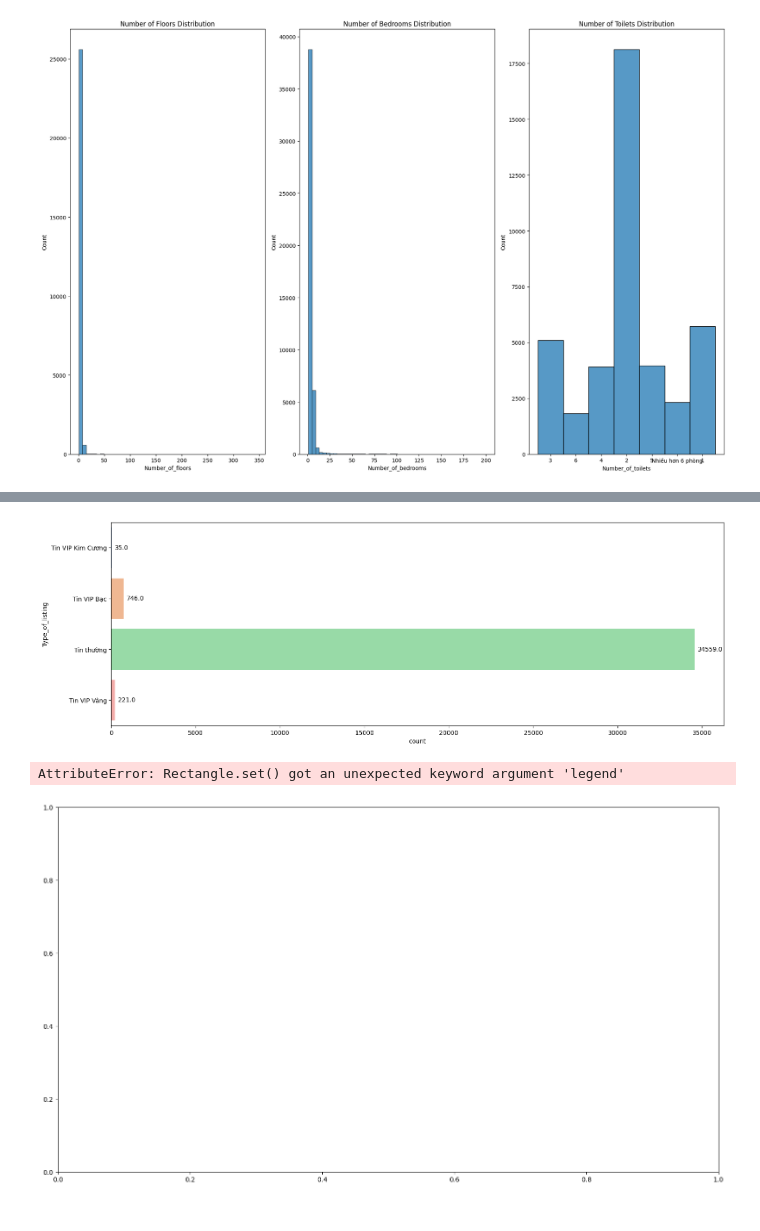
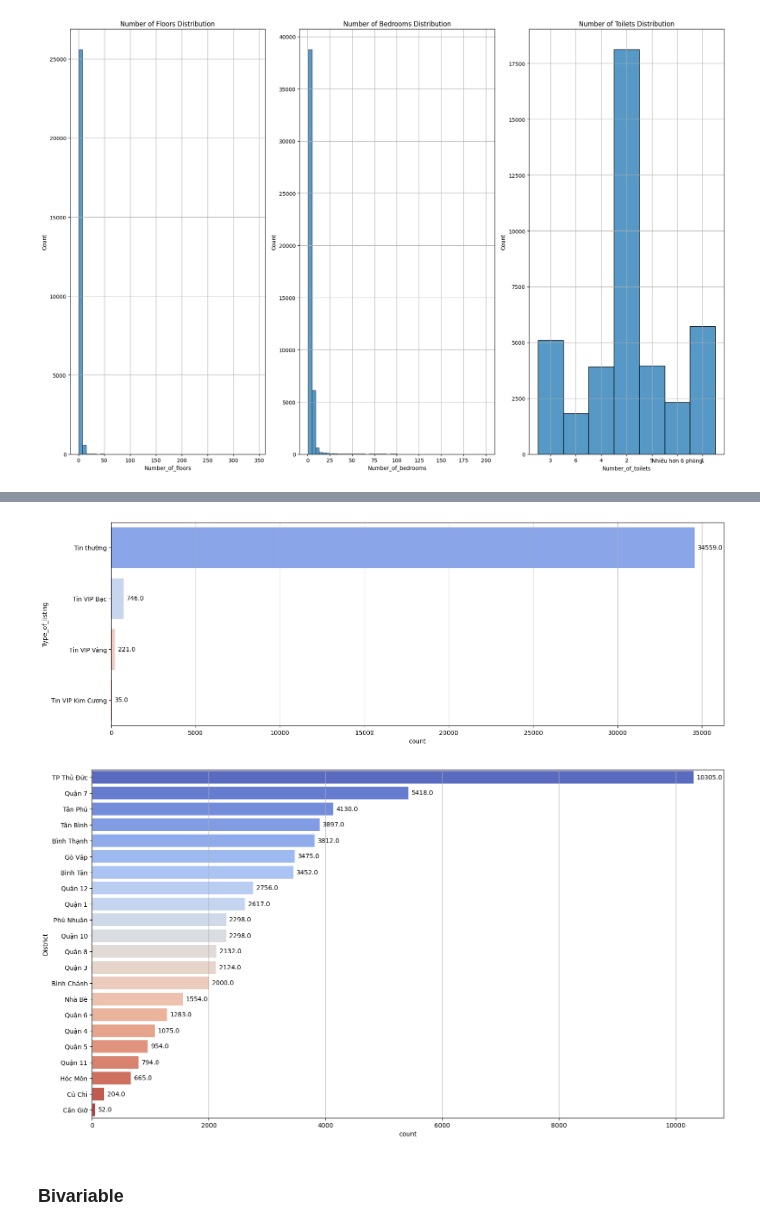
Before and after one commit to nldhuyen0047/real_estate_project, a Jupyter notebook: real_estate.ipynb, the cells around one changed output, grey strips where cells are left out. Saved outputs shown, nothing was run; the diff lists cells and outputs as text; code cells hidden in the pictures.

Commit message:
Bivariable Analysis

```diff
--- a/real_estate.ipynb
+++ b/real_estate.ipynb
@@ -229,13 +239,3 @@ plt.show()
 # %% [markdown]
 **Observation:**
 - Có nhiều giá trị ngoại lai của thuộc tính này.
-# %%
-plt.figure(figsize=(18, 6))
-ax = sns.countplot(data=real_estate_df, y="Property_type", palette="coolwarm")
-
-# Hiển thị giá trị trực tiếp trên các cột
-for p in ax.patches:
-    ax.annotate(f"{p.get_width()}", (p.get_width(), p.get_y() + p.get_height()/2.), ha="left", va="center", xytext=(5, 0), textcoords="offset points")
-
-# Hiển thị biểu đồ
-plt.show()
@@ -377,0 +396,20 @@ plt.show()
+# %%
+fig, axes = plt.subplots(2, 1, figsize=(18, 10))
+axes[0] = sns.countplot(data=df, y="Legal_status",
+                        order=df["Legal_status"].value_counts().index,
+                        palette="coolwarm", ax = axes[0])
+
+# Hiển thị giá trị trực tiếp trên các cột
+for p in axes[0].patches:
+    axes[0].annotate(f"{p.get_width()}", (p.get_width(), p.get_y() + p.get_height()/2.), ha="left", va="center", xytext=(5, 0), textcoords="offset points")
+
+axes[1] = sns.countplot(data=df, y="Furniture",
+                        order=df["Furniture"].value_counts().index,
+                        palette="coolwarm")
+
+# Hiển thị giá trị trực tiếp trên các cột
+for p in axes[1].patches:
+    axes[1].annotate(f"{p.get_width()}", (p.get_width(), p.get_y() + p.get_height()/2.), ha="left", va="center", xytext=(5, 0), textcoords="offset points")
+
+# Hiển thị biểu đồ
+plt.show()
@@ -378,7 +418,14 @@ plt.show()
 # %%
-date = pd.to_datetime(real_estate_df["Posting_date"], format="%d/%m/%Y")
+date = pd.to_datetime(df["Posting_date"], format="%d/%m/%Y")
 Month = date.dt.to_period('M').sort_values()
+
 plt.figure(figsize=(18, 6))
-sns.countplot(x=Month)
+sns.countplot(x=Month, palette="coolwarm")
+
+# Thêm số liệu cho mỗi cột trong biểu đồ
+for p in plt.gca().patches:
+    plt.gca().annotate(format(p.get_height(), '.0f'), (p.get_x() + p.get_width() / 2., p.get_height()),
+                       ha = 'center', va = 'center', xytext = (0, 5), textcoords = 'offset points')
+
 plt.show()
 # %% [output]
@@ -394,23 +433,18 @@ plt.show()
 # %%
 plt.figure(figsize=(18, 6))
-ax = sns.countplot(data=real_estate_df, y="Type_of_listing", hue="Type_of_listing", palette="pastel", legend=False)
+ax = sns.countplot(data=df, y="Type_of_listing", order=real_estate_df["Type_of_listing"].value_counts().index, palette="coolwarm")
 
 # Hiển thị giá trị trực tiếp trên các cột
 for p in ax.patches:
     ax.annotate(f"{p.get_width()}", (p.get_width(), p.get_y() + p.get_height()/2.), ha="left", va="center", xytext=(5, 0), textcoords="offset points")
 
 # Hiển thị biểu đồ
 plt.show()
 # %% [output]
-[figure, old version]
+[figure, new version]
 # %%
-# Sắp xếp DataFrame real_estate_df theo cột 'District'
-sorted_df = real_estate_df.sort_values('District')
-
-# Vẽ biểu đồ countplot với các cột đã được sắp xếp
 plt.figure(figsize=(18, 10))
-ax = sns.countplot(data=sorted_df, y="District", hue="District", palette="pastel", legend=False)
-
+ax = sns.countplot(data=df, y="District", order=df["District"].value_counts().index, palette="coolwarm")
 # Hiển thị giá trị trực tiếp trên các cột
 for p in ax.patches:
     ax.annotate(f"{p.get_width()}", (p.get_width(), p.get_y() + p.get_height()/2.), ha="left", va="center", xytext=(5, 0), textcoords="offset points")
@@ -418,5 +452,6 @@ for p in ax.patches:
 # Hiển thị biểu đồ
 plt.show()
 # %% [output]
-AttributeError: Rectangle.set() got an unexpected keyword argument 'legend'
-[figure, old version]
+[figure, new version]
+# %% [markdown]
+### Bivariable
```
Also changed, not shown: parts of 26 cells of this notebook.
